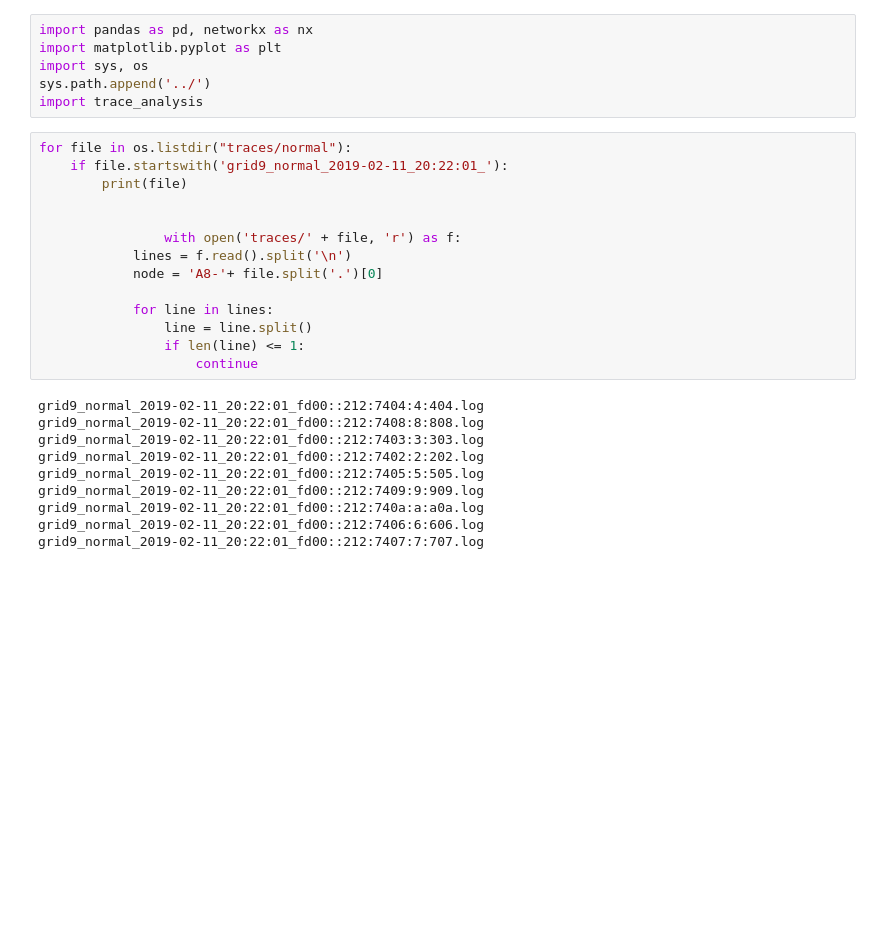
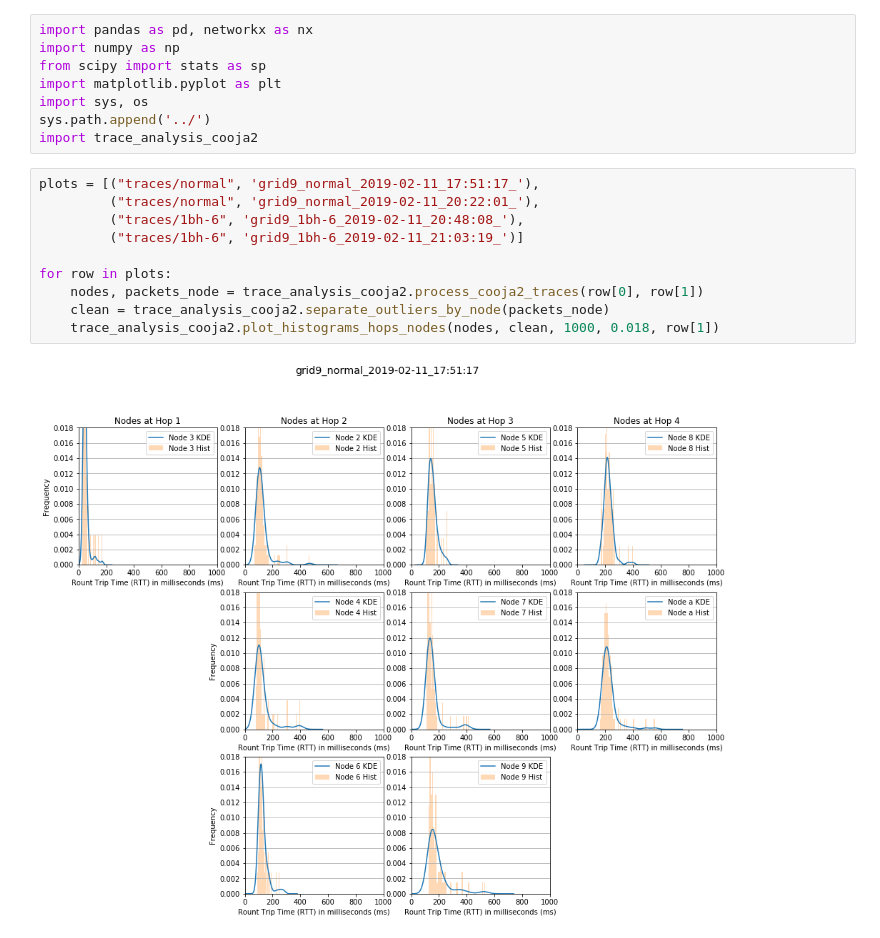
Before and after one commit to ichatz/iot-netprofiler, a Jupyter notebook: cooja2-9nodes/ExploratoryAnalysis.ipynb, the cells around one changed output. Saved outputs shown, nothing was run; the diff lists cells and outputs as text; blank space fills up the shorter version.

Commit message:
Processing cooja files

```diff
--- a/cooja2-9nodes/ExploratoryAnalysis.ipynb
+++ b/cooja2-9nodes/ExploratoryAnalysis.ipynb
@@ -1,30 +1,20 @@
 # %%
 import pandas as pd, networkx as nx
+import numpy as np
+from scipy import stats as sp
 import matplotlib.pyplot as plt
 import sys, os
 sys.path.append('../')
-import trace_analysis
+import trace_analysis_cooja2
-# %%
-for file in os.listdir("traces/normal"):
-    if file.startswith('grid9_normal_2019-02-11_20:22:01_'):
-        print(file)
-
-
-                with open('traces/' + file, 'r') as f:
-            lines = f.read().split('\n')
-            node = 'A8-'+ file.split('.')[0]
-
-            for line in lines:
-                line = line.split()
-                if len(line) <= 1:
-                    continue
-# %% [output]
-grid9_normal_2019-02-11_20:22:01_fd00::212:7404:4:404.log
-grid9_normal_2019-02-11_20:22:01_fd00::212:7408:8:808.log
-grid9_normal_2019-02-11_20:22:01_fd00::212:7403:3:303.log
-grid9_normal_2019-02-11_20:22:01_fd00::212:7402:2:202.log
-grid9_normal_2019-02-11_20:22:01_fd00::212:7405:5:505.log
-grid9_normal_2019-02-11_20:22:01_fd00::212:7409:9:909.log
-grid9_normal_2019-02-11_20:22:01_fd00::212:740a:a:a0a.log
-grid9_normal_2019-02-11_20:22:01_fd00::212:7406:6:606.log
-grid9_normal_2019-02-11_20:22:01_fd00::212:7407:7:707.log
+# %%
+plots = [("traces/normal", 'grid9_normal_2019-02-11_17:51:17_'),
+         ("traces/normal", 'grid9_normal_2019-02-11_20:22:01_'),
+         ("traces/1bh-6", 'grid9_1bh-6_2019-02-11_20:48:08_'),
+         ("traces/1bh-6", 'grid9_1bh-6_2019-02-11_21:03:19_')]
+
+for row in plots:
+    nodes, packets_node = trace_analysis_cooja2.process_cooja2_traces(row[0], row[1])
+    clean = trace_analysis_cooja2.separate_outliers_by_node(packets_node)
+    trace_analysis_cooja2.plot_histograms_hops_nodes(nodes, clean, 1000, 0.018, row[1])
+# %% [output]
+[figure, added]
```
Also changed, not shown: parts of 1 cell of this notebook, 6 other files.
